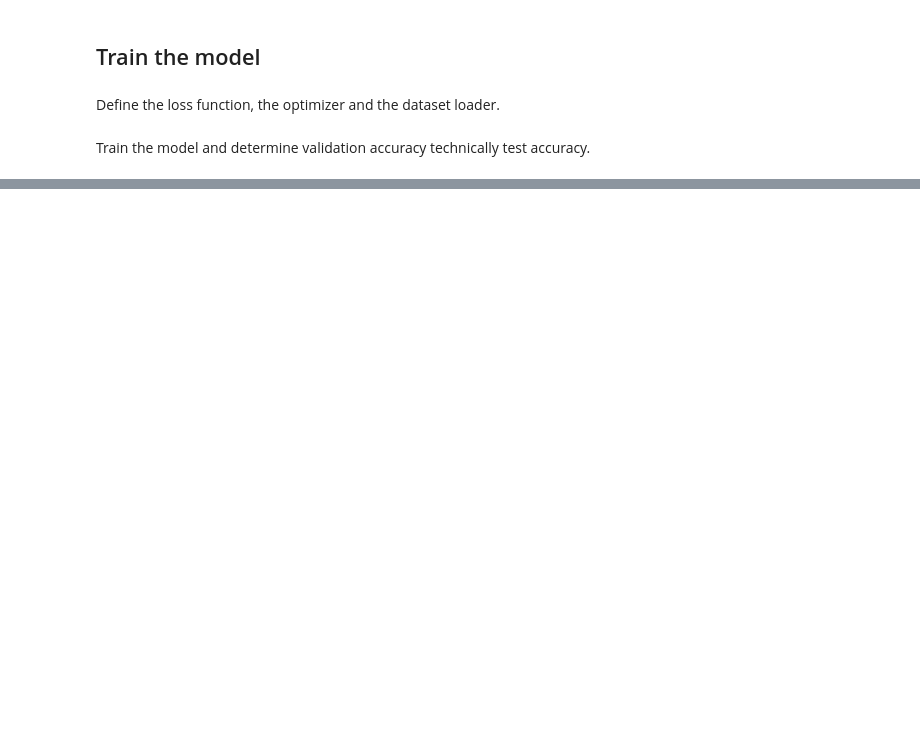
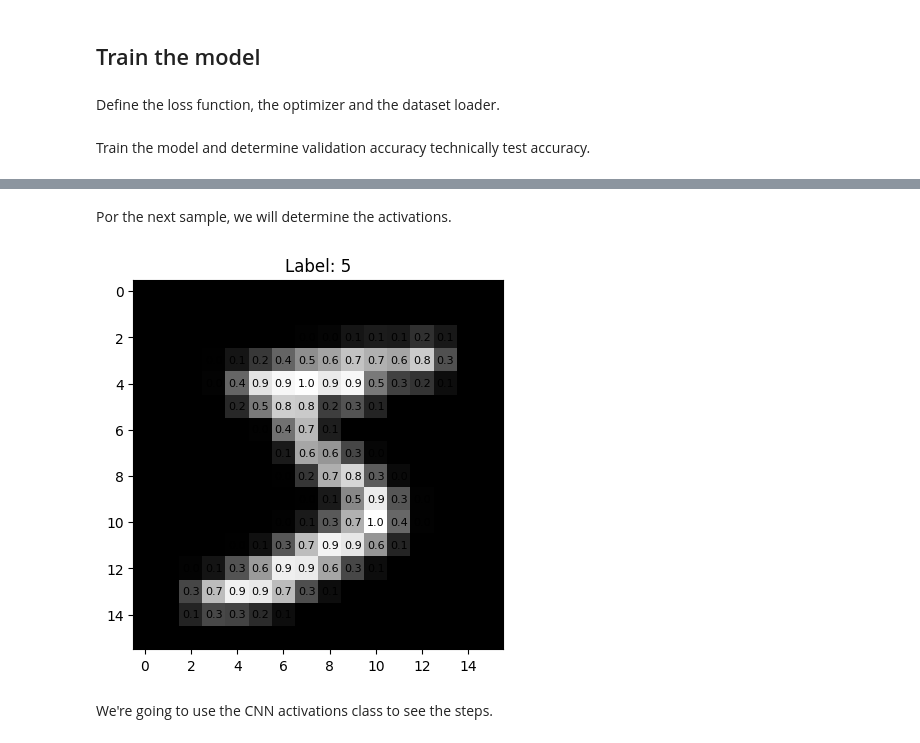
Before and after one commit to Nicolas2320/DigitsMNIST_Classifier, a Jupyter notebook: MNIST_Digits.ipynb, the cells around one changed output, grey strips where cells are left out. Cells and saved outputs as stored; diff of their text form; code cells hidden in the pictures; blank space fills up the shorter version.

```diff
--- a/MNIST_Digits.ipynb
+++ b/MNIST_Digits.ipynb
@@ -230,0 +261,10 @@ train_model(n_epochs)
+# %% [markdown]
+Por the next sample, we will determine the activations.
+# %%
+sample = 0
+
+show_data(train_data[sample])
+# %% [output]
+[figure, added]
+# %% [markdown]
+We're going to use the CNN activations class to see the steps.
```
Also changed, not shown: parts of 19 cells of this notebook.
